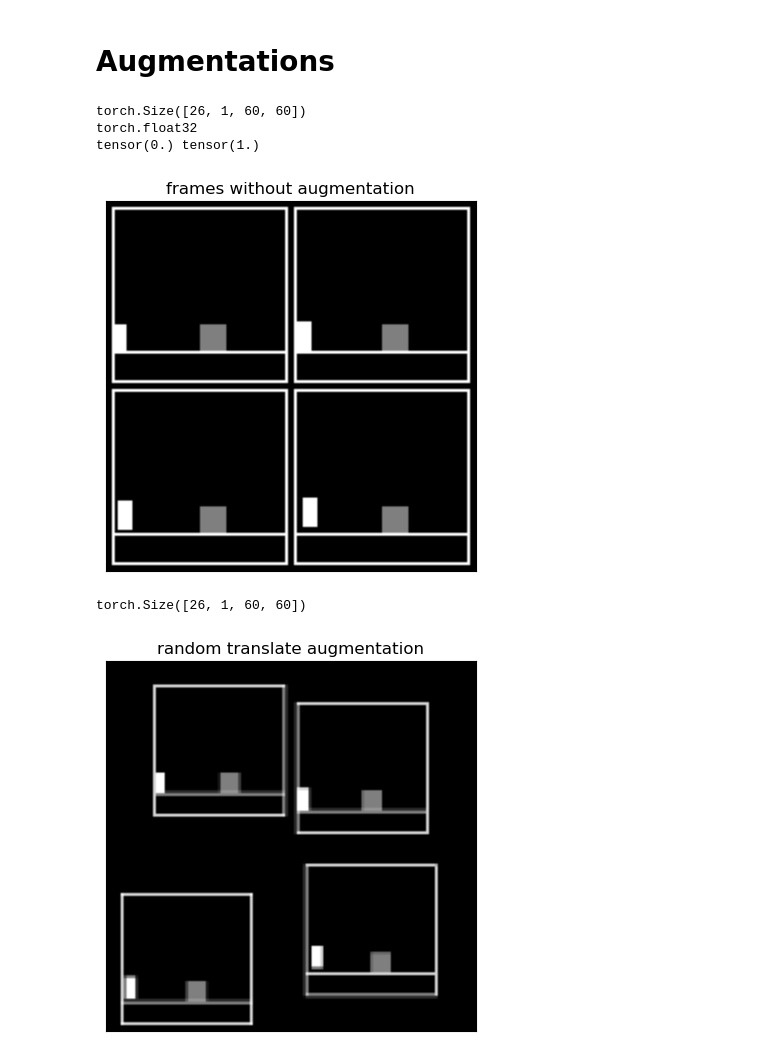
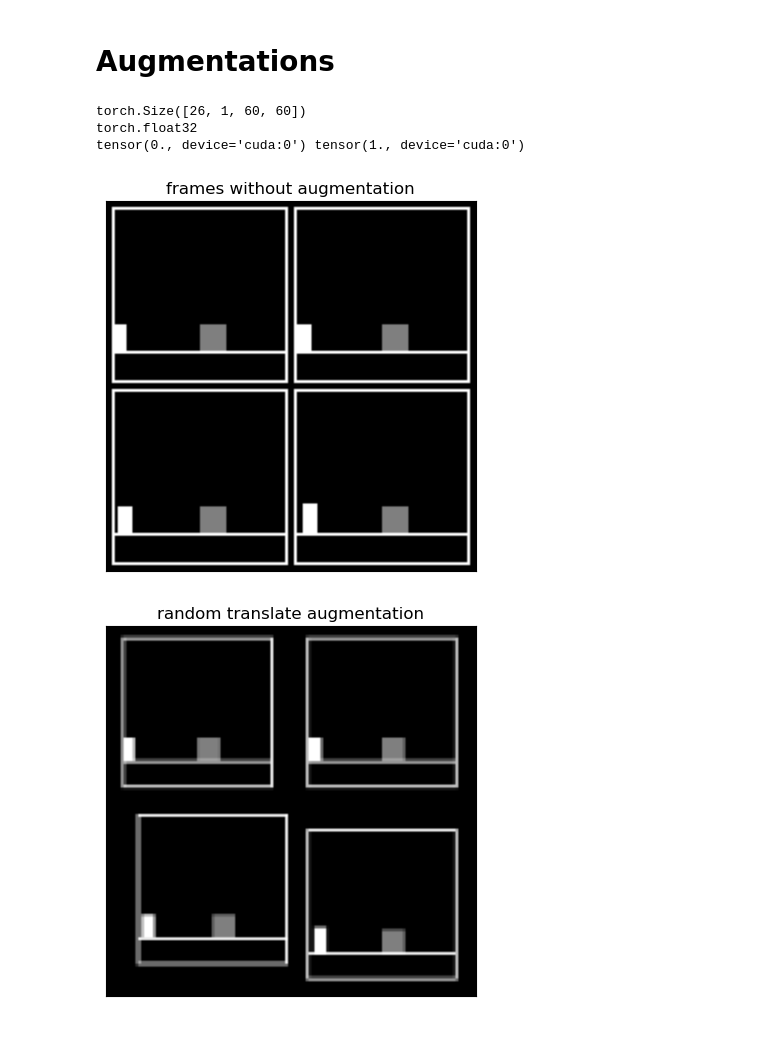
Before and after one commit to manusimidt/jku_master_thesis, a Jupyter notebook: visualize_augmentations.ipynb, the cells around one changed output. Cells and saved outputs as stored; diff of their text form; code cells hidden in the pictures.

```diff
--- a/visualize_augmentations.ipynb
+++ b/visualize_augmentations.ipynb
@@ -35,12 +34,13 @@ Done! Episode Reward:  24.0
 # %% [markdown]
 # Augmentations
 # %%
-# convert the frames from [0., 1.] to [0, 255]
-# frames = np.array(np.array(frames) * 255, dtype=np.uint8)
-# Convert the frame stack into the correct format (B, C, H, W)
+device = torch.device('cuda' if torch.cuda.is_available() else 'cpu')
+# device = 'cpu'
+
 frames = np.array(frames_arr)
+#Convert the frame stack into the correct format (B, C, H, W)
 if len(frames.shape) == 3: frames = np.expand_dims(frames, axis=1)
-frames = torch.from_numpy(frames)
+frames = torch.from_numpy(frames).to(device)
 
 print(frames.shape)
 print(frames.dtype)
@@ -48,7 +48,7 @@ print(frames.min(), frames.max())
 # %% [output]
 torch.Size([26, 1, 60, 60])
 torch.float32
-tensor(0.) tensor(1.)
+tensor(0., device='cuda:0') tensor(1., device='cuda:0')
 # %%
 def show_imgs(x, max_display=16, title:str = ""):
     n_cols = 2 if max_display == 4 else 4
@@ -61,12 +61,14 @@ def show_imgs(x, max_display=16, title:str = ""):
 
 show_imgs(frames, title="frames without augmentation", max_display=4)
 # %% [output]
-[figure, old version]
+[figure, new version]
 # %%
-rnd_trans = augmentations.random_translate(frames,80)
-print(rnd_trans.shape)
-show_imgs(rnd_trans, title="random translate augmentation", max_display=4)
+aug_frames = augmentations.random_translate(frames,70)
+show_imgs(aug_frames, title="random translate augmentation", max_display=4)
+
+assert aug_frames.shape == frames.shape, "Shapes should not change by image transformation!"
+assert aug_frames.device == frames.device, "Device should not change by image transformation!"
+assert aug_frames.min() >= 0 and aug_frames.max() <= 1, "Invalid range for pixel values"
 # %% [output]
-torch.Size([26, 1, 60, 60])
-[figure, old version]
+[figure, new version]
 # %%
```
Also changed, not shown: parts of 7 cells of this notebook, 1 other file.
